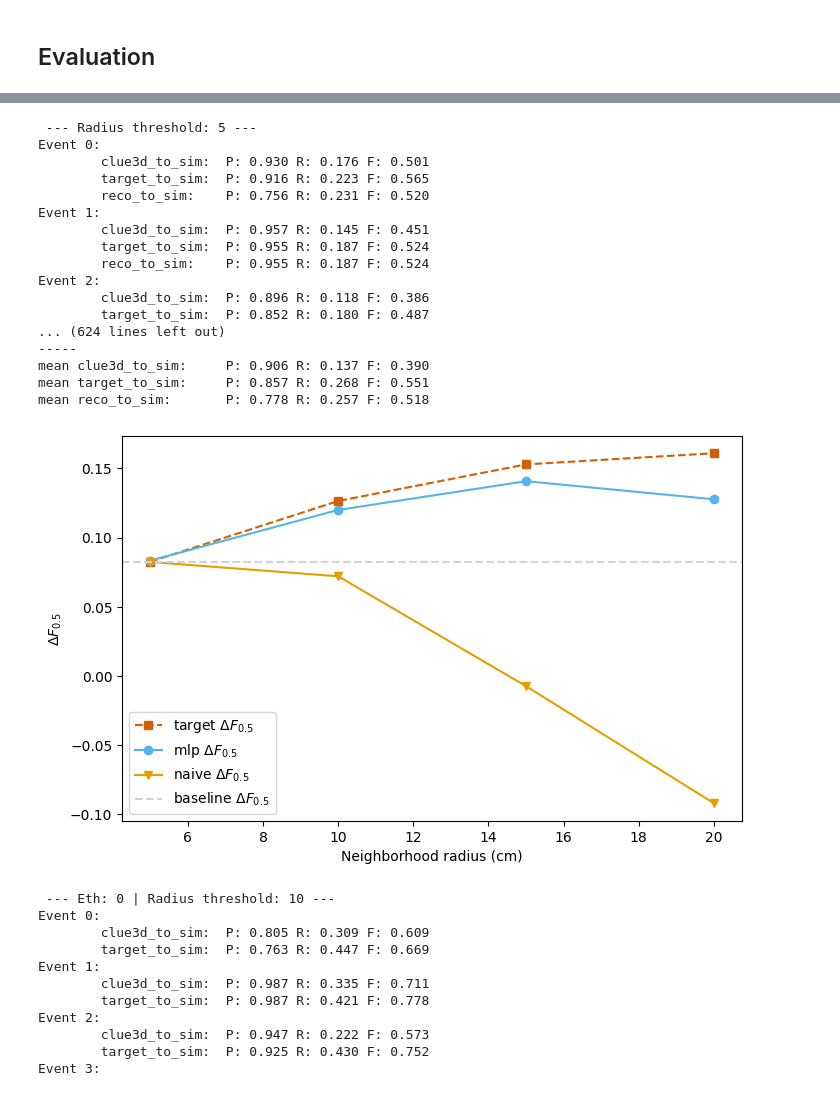
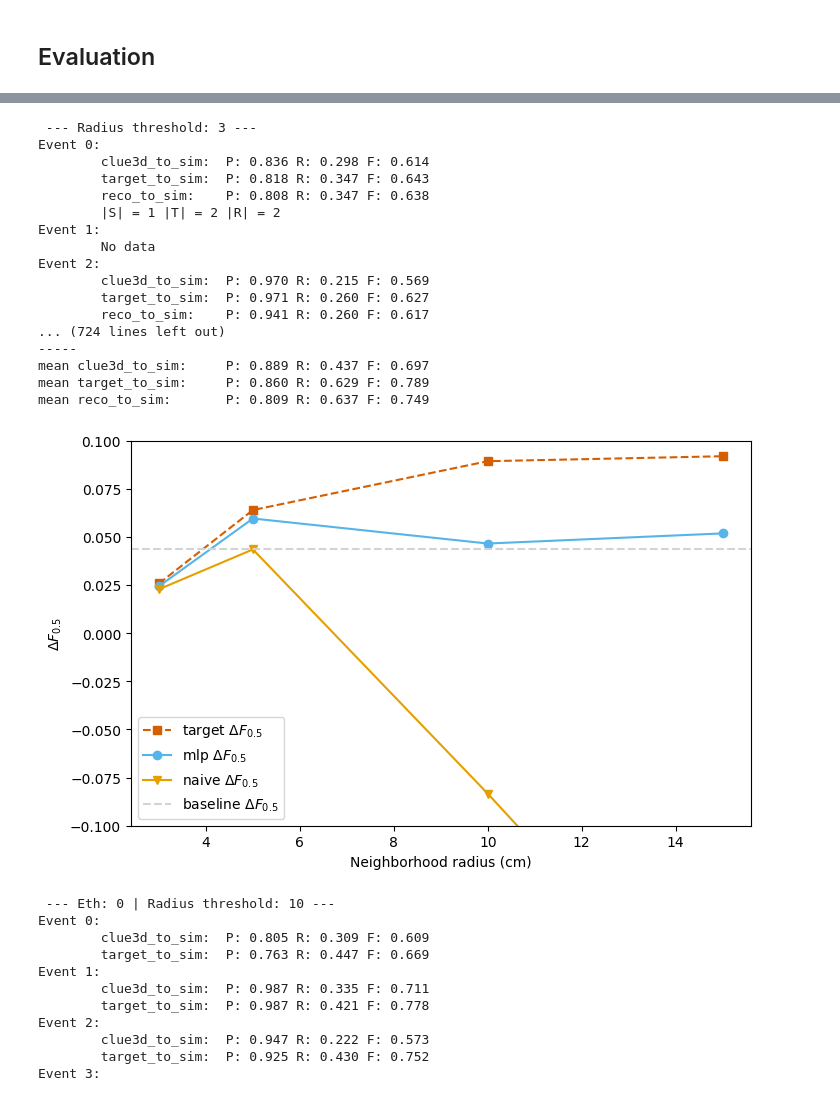
Before and after one commit to edcuba/TICLHack22_PatternReco, a Jupyter notebook: 7.model_mlp_pairwise.PU.ipynb, the cells around one changed output, grey strips where cells are left out. Drawn from its saved outputs; the diff is of its cells as text; code cells hidden in the pictures.

Commit message:
Evaluation fix and link prediction init

```diff
--- a/7.model_mlp_pairwise.PU.ipynb
+++ b/7.model_mlp_pairwise.PU.ipynb
@@ -208,17 +205,3 @@ from reco.dummy import DummyPleaser
 
 file_name = f"{raw_dir}/new_ntuples_15643817_2.root"
 cluster_data, trackster_data, simtrackster_data, assoc_data = get_event_data(file_name, pileup=True)
-# %%
-result = model_evaluation(
-    cluster_data,
-    trackster_data,
-    simtrackster_data,
-    assoc_data,
-    DummyPleaser(),
-    decision_th=0.5,
-    radius=15,
-    max_events=10,
-    reco_eval=False,
-    bigT_e_th=5,
-    pileup=True
-)
@@ -243,5 +208,5 @@ mean target_to_sim:     P: 0.900 R: 0.571 F: 0.791
 # %%
-r_ranges = range(5, 25, 5)
+r_ranges = [3, 5, 10, 15]
 results = []
 
 max_events = 20
@@ -260,7 +225,7 @@ for r in r_ranges:
         decision_th=0.5,
         radius=r,
         max_events=max_events,
-        bigT_e_th=10,
+        bigT_e_th=5,
         pileup=True
     )
     clue3D_F.append(np.sum(np.array(result["clue3d_to_sim"])[:,2]) / max_events)
@@ -275,48 +240,49 @@ for r in r_ranges:
         model,
         decision_th=0.5,
         radius=r,
-        max_events=20,
-        bigT_e_th=10,
+        max_events=max_events,
+        bigT_e_th=5,
         pileup=True
     )
     model_reco_F.append(np.sum(np.array(result["reco_to_sim"])[:,2]) / max_events)
 # %% [output]
- --- Radius threshold: 5 ---
+ --- Radius threshold: 3 ---
 Event 0:
-        clue3d_to_sim:  P: 0.930 R: 0.176 F: 0.501
-        target_to_sim:  P: 0.916 R: 0.223 F: 0.565
-        reco_to_sim:    P: 0.756 R: 0.231 F: 0.520
+        clue3d_to_sim:  P: 0.836 R: 0.298 F: 0.614
+        target_to_sim:  P: 0.818 R: 0.347 F: 0.643
+        reco_to_sim:    P: 0.808 R: 0.347 F: 0.638
+        |S| = 1 |T| = 2 |R| = 2
 Event 1:
-        clue3d_to_sim:  P: 0.957 R: 0.145 F: 0.451
-        target_to_sim:  P: 0.955 R: 0.187 F: 0.524
-        reco_to_sim:    P: 0.955 R: 0.187 F: 0.524
+        No data
 Event 2:
-        clue3d_to_sim:  P: 0.896 R: 0.118 F: 0.386
-        target_to_sim:  P: 0.852 R: 0.180 F: 0.487
-... (624 lines left out)
+        clue3d_to_sim:  P: 0.970 R: 0.215 F: 0.569
+        target_to_sim:  P: 0.971 R: 0.260 F: 0.627
+        reco_to_sim:    P: 0.941 R: 0.260 F: 0.617
+... (724 lines left out)
 -----
-mean clue3d_to_sim:     P: 0.906 R: 0.137 F: 0.390
-mean target_to_sim:     P: 0.857 R: 0.268 F: 0.551
-mean reco_to_sim:       P: 0.778 R: 0.257 F: 0.518
+mean clue3d_to_sim:     P: 0.889 R: 0.437 F: 0.697
+mean target_to_sim:     P: 0.860 R: 0.629 F: 0.789
+mean reco_to_sim:       P: 0.809 R: 0.637 F: 0.749
 # %%
 fig = plt.figure(figsize=(8, 5))
 
 ax = fig.add_subplot(111)
 
 ax.plot(r_ranges[:6], (np.array(target_F) - np.array(clue3D_F))[:6], '--s', label="target $\Delta F_{0.5}$", c="#D55E00")
 ax.plot(r_ranges[:6], (np.array(model_reco_F) - np.array(clue3D_F))[:6], '-o', label="mlp $\Delta F_{0.5}$", c="#56B4E9")
 ax.plot(r_ranges[:6], (np.array(naive_reco_F) - np.array(clue3D_F))[:6], '-v', label="naive $\Delta F_{0.5}$", c="#E69F00")
 
 ax.axhline(max(np.array(naive_reco_F) - np.array(clue3D_F)), label="baseline $\Delta F_{0.5}$", c="lightgray", linestyle="--")
 
 ax.legend()
 ax.set_xlabel("Neighborhood radius (cm)")
 ax.set_ylabel("$\Delta F_{0.5}$")
+ax.set_ylim((-0.1, 0.1))
 
-fig.savefig(f'export/{ds_name}-e10-radius-plot.png', dpi=300, bbox_inches='tight', transparent=True)
+fig.savefig(f'export/{ds_name}-e5-radius-plot.png', dpi=300, bbox_inches='tight', transparent=True)
 plt.show()
 # %% [output]
-[figure, old version]
+[figure, new version]
 # %%
 eth_ranges = [0, 5, 10, 20, 40, 60]
 r_ranges = range(10, 25, 5)
```
Also changed, not shown: parts of 5 cells of this notebook, 6 other files.
